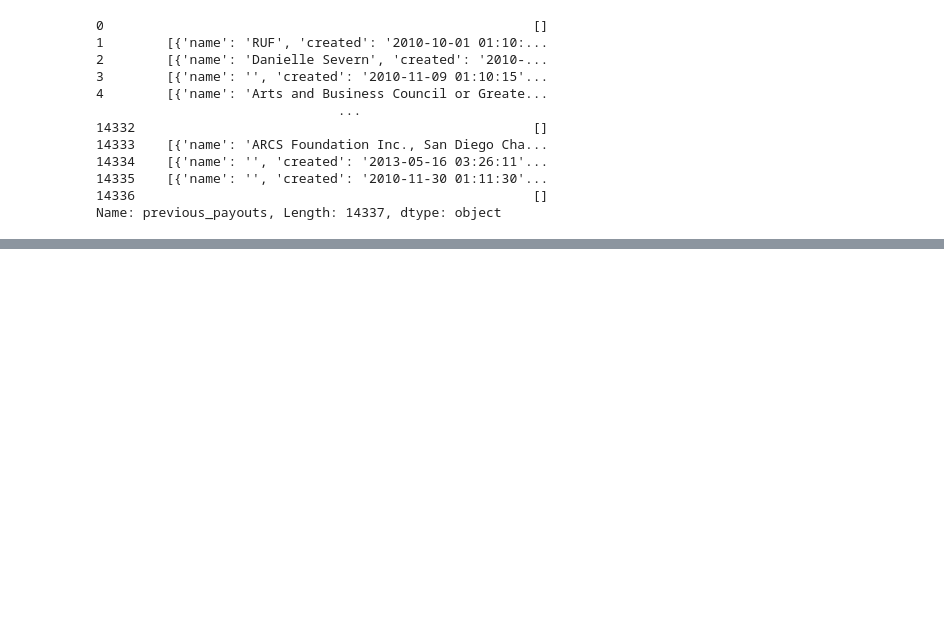
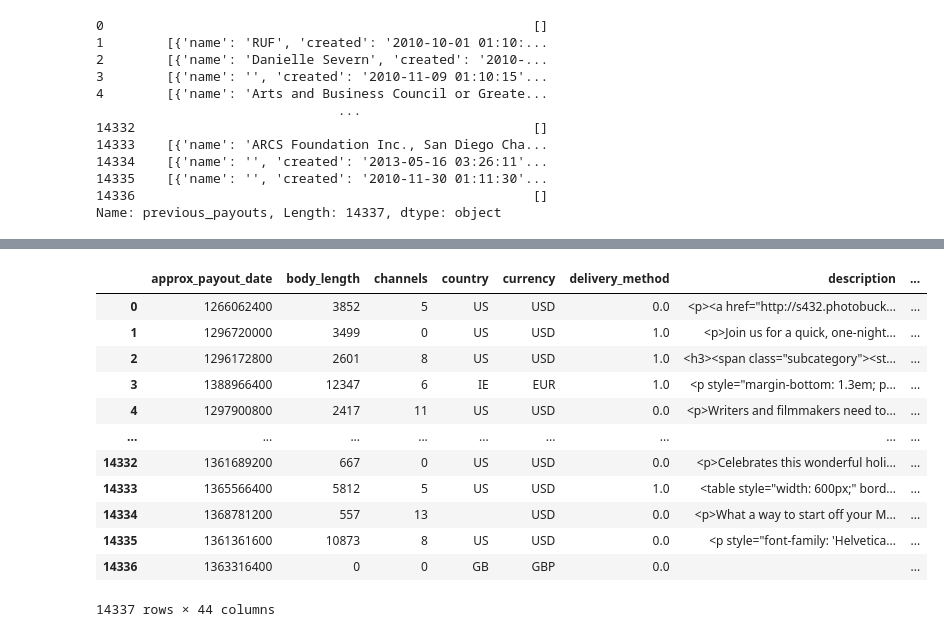
Before and after one commit to mkpetterson/Fraud_Detection, a Jupyter notebook: EDA_mkp.ipynb, the cells around one changed output, grey strips where cells are left out. Cells and saved outputs as stored; diff of their text form; code cells hidden in the pictures; blank space fills up the shorter version.

```diff
--- a/EDA_mkp.ipynb
+++ b/EDA_mkp.ipynb
@@ -88,0 +127,16 @@ features_to_keep_API = ['country', 'currency', 'delivery_method', 'email_domain'
+# %%
+cleaner.cl
+# %% [output]
+|  | approx_payout_date | body_length | channels | country | currency | delivery_method | description | ... |
+| 0 | 1266062400 | 3852 | 5 | US | USD | 0.0 | <p><a href="http://s432.photobuck... | ... |
+| 1 | 1296720000 | 3499 | 0 | US | USD | 1.0 | <p>Join us for a quick, one-night... | ... |
+| 2 | 1296172800 | 2601 | 8 | US | USD | 1.0 | <h3><span class="subcategory"><st... | ... |
+| 3 | 1388966400 | 12347 | 6 | IE | EUR | 1.0 | <p style="margin-bottom: 1.3em; p... | ... |
+| 4 | 1297900800 | 2417 | 11 | US | USD | 0.0 | <p>Writers and filmmakers need to... | ... |
+| ... | ... | ... | ... | ... | ... | ... | ... | ... |
+| 14332 | 1361689200 | 667 | 0 | US | USD | 0.0 | <p>Celebrates this wonderful holi... | ... |
+| 14333 | 1365566400 | 5812 | 5 | US | USD | 1.0 | <table style="width: 600px;" bord... | ... |
+| 14334 | 1368781200 | 557 | 13 |  | USD | 0.0 | <p>What a way to start off your M... | ... |
+| 14335 | 1361361600 | 10873 | 8 | US | USD | 0.0 | <p style="font-family: 'Helvetica... | ... |
+| 14336 | 1363316400 | 0 | 0 | GB | GBP | 0.0 |  | ... |
+14337 rows × 44 columns
```
Also changed, not shown: parts of 5 cells of this notebook, 2 other files.
